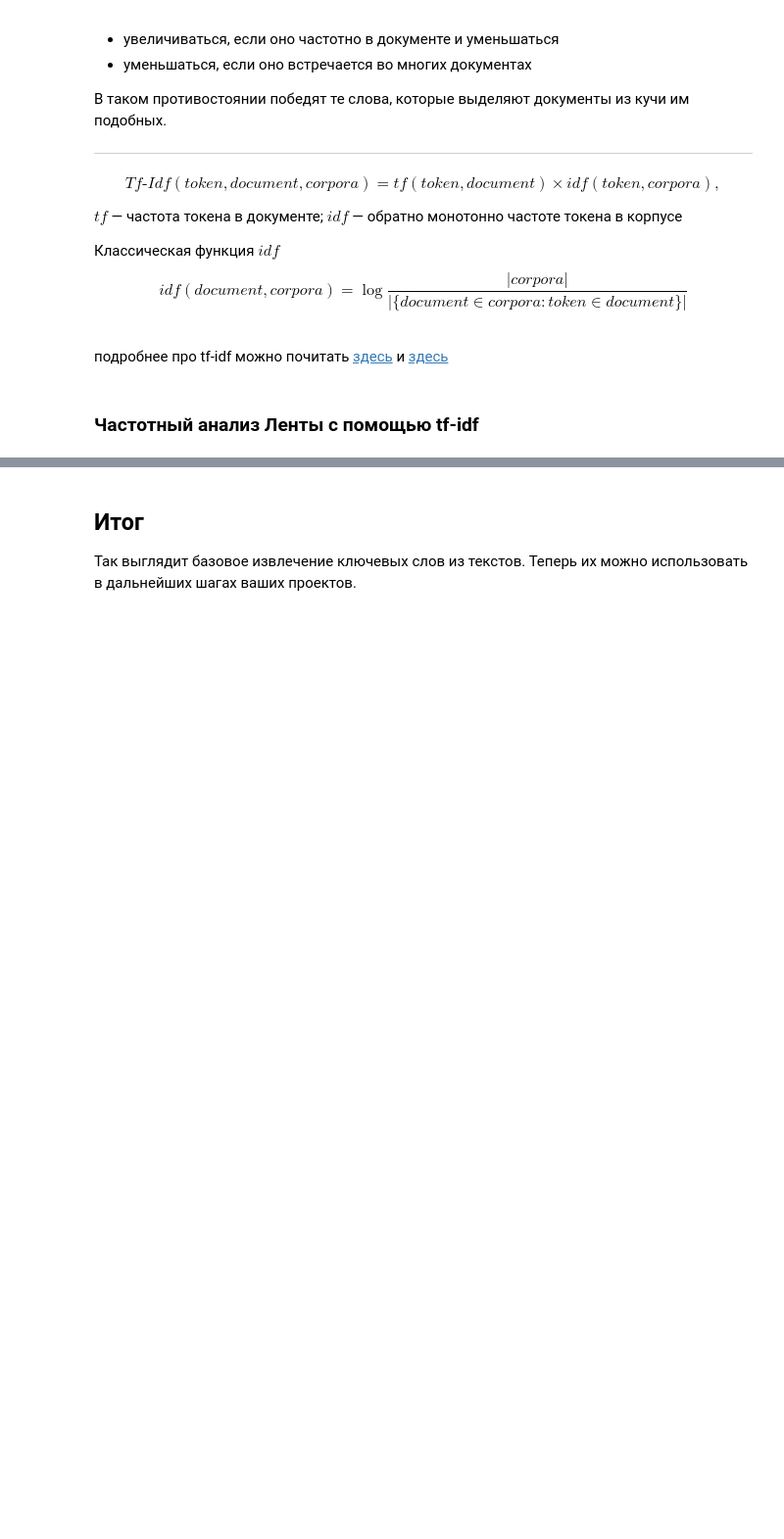
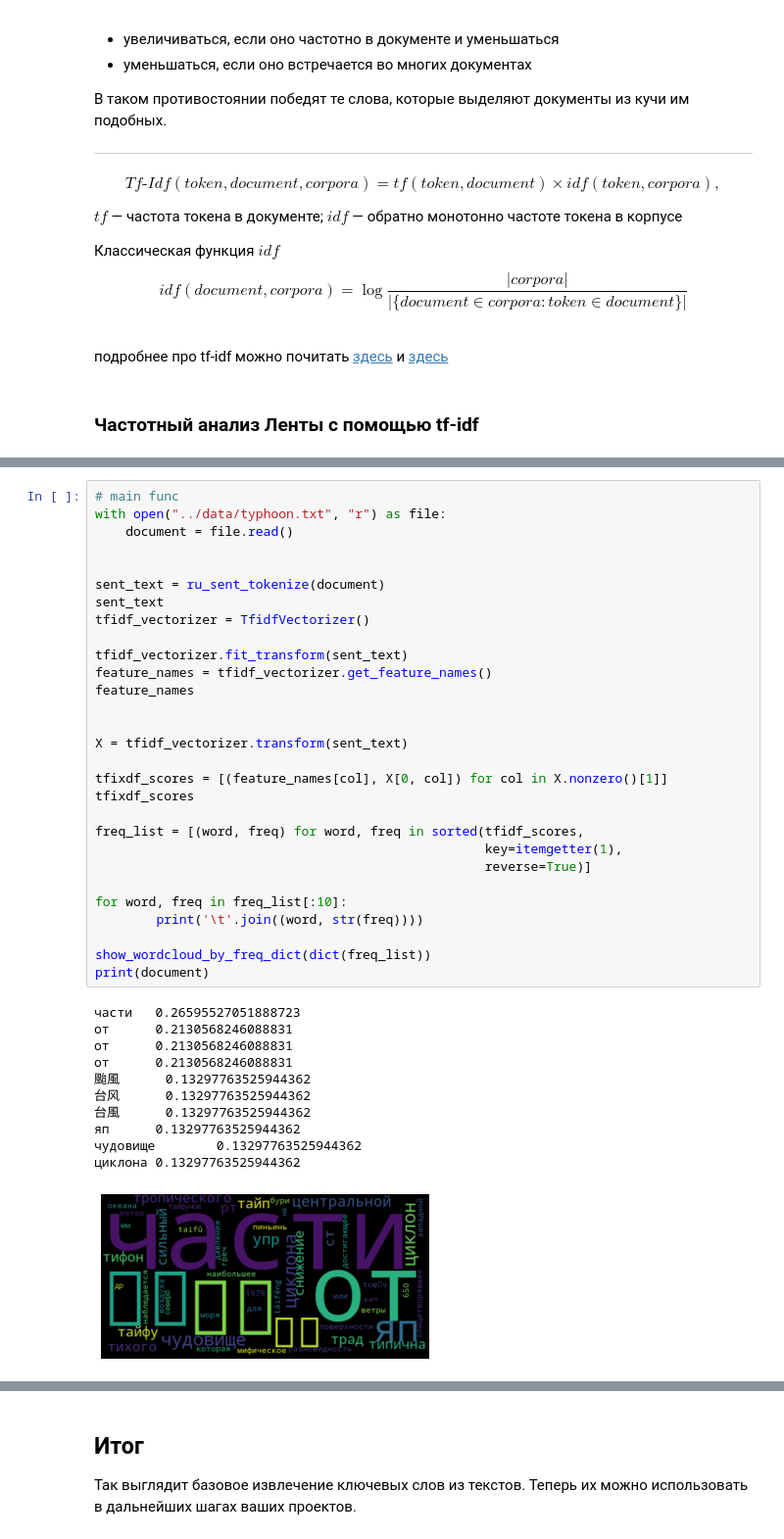
Before and after one commit to nstsj/python_for_CL, a Jupyter notebook: notebooks/freq_analysis_tf_idf.ipynb, the cells around one changed output, grey strips where cells are left out. Shown: that part at 98% size. Drawn from its saved outputs; the diff is of its cells as text; blank space fills up the shorter version.

```diff
--- a/notebooks/freq_analysis_tf_idf.ipynb
+++ b/notebooks/freq_analysis_tf_idf.ipynb
@@ -437,0 +306,41 @@ for document in corpus:
+# %%
+# main func
+with open("../data/typhoon.txt", "r") as file:
+    document = file.read()
+
+
+sent_text = ru_sent_tokenize(document)
+sent_text
+tfidf_vectorizer = TfidfVectorizer()
+
+tfidf_vectorizer.fit_transform(sent_text)
+feature_names = tfidf_vectorizer.get_feature_names()
+feature_names
+
+
+X = tfidf_vectorizer.transform(sent_text)
+
+tfixdf_scores = [(feature_names[col], X[0, col]) for col in X.nonzero()[1]]
+tfixdf_scores
+
+freq_list = [(word, freq) for word, freq in sorted(tfidf_scores,
+                                                   key=itemgetter(1),
+                                                   reverse=True)]
+
+for word, freq in freq_list[:10]:
+        print('\t'.join((word, str(freq))))
+
+show_wordcloud_by_freq_dict(dict(freq_list))
+print(document)
+# %% [output]
+части   0.26595527051888723
+от      0.2130568246088831
+от      0.2130568246088831
+от      0.2130568246088831
+颱風      0.13297763525944362
+台风      0.13297763525944362
+台風      0.13297763525944362
+яп      0.13297763525944362
+чудовище        0.13297763525944362
+циклона 0.13297763525944362
+[figure, added]
```
Also changed, not shown: parts of 20 cells of this notebook, 1 other file.
